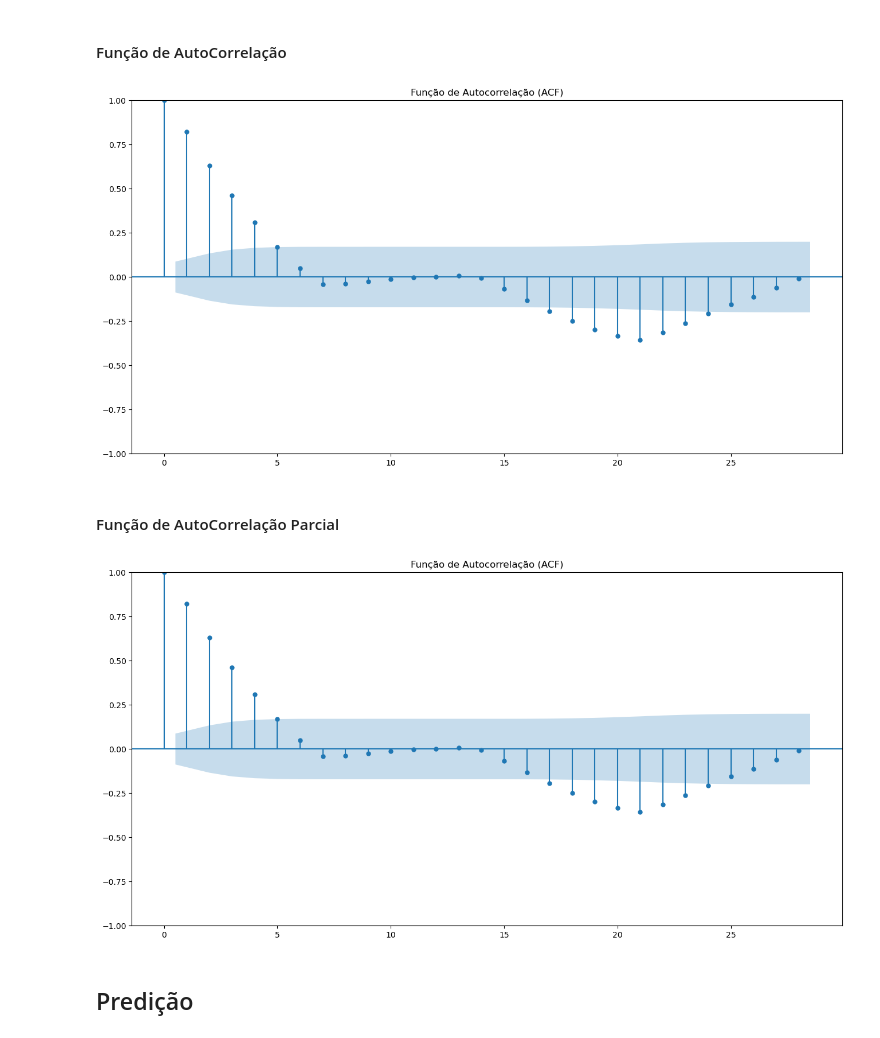
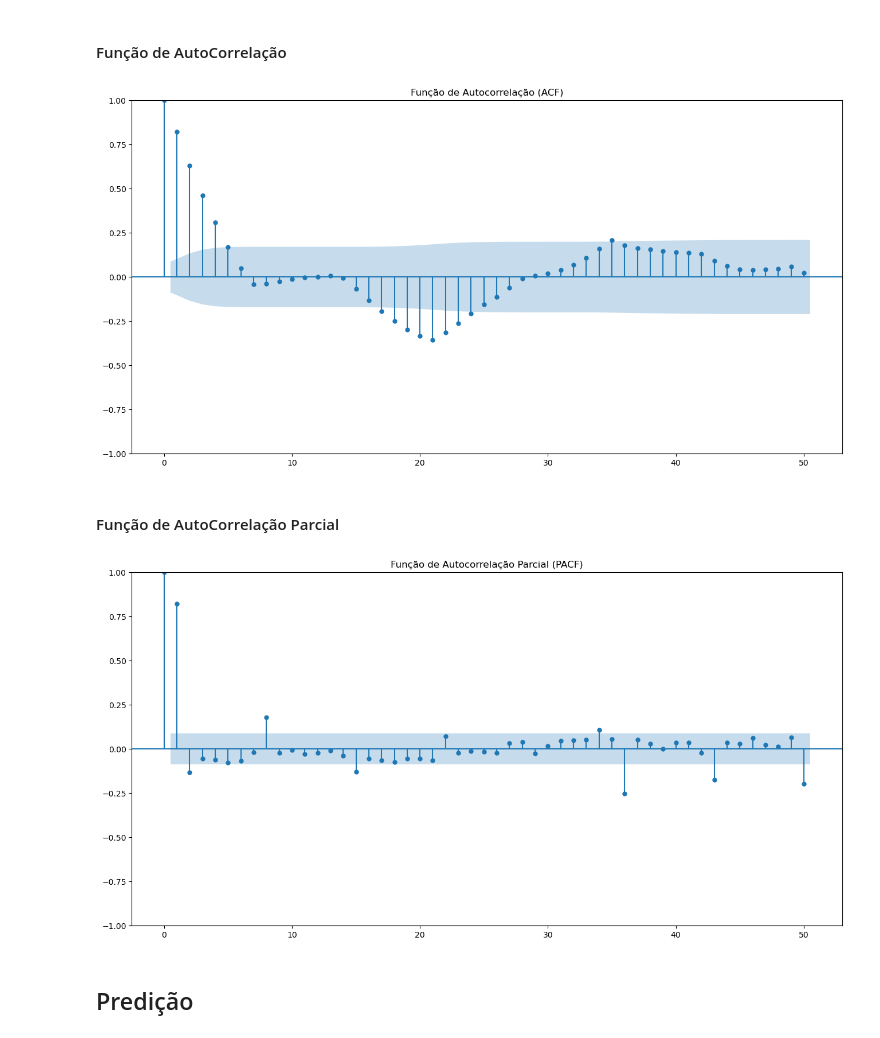
Before and after one commit to Elizetaa/Otimizacao-de-Gas-com-Neuro-Evolucao, a Jupyter notebook: main.ipynb, the cells around one changed output. Cells and saved outputs as stored; diff of their text form; code cells hidden in the pictures.

```diff
--- a/main.ipynb
+++ b/main.ipynb
@@ -355,24 +370,24 @@ Para um nível de significância de 1.0%, rejeita a hipótese nula (os dados nã
 # %%
 def plotAutoCorrelation(data):
     plt.figure(figsize=(16, 8))
-    plot_acf(data, ax=plt.gca())
+    plot_acf(data, ax=plt.gca(), lags=50)
     plt.title('Função de Autocorrelação (ACF)')
     plt.show()
 
 plotAutoCorrelation(data)
 # %% [output]
-[figure, old version]
+[figure, new version]
 # %% [markdown]
 #### Função de AutoCorrelação Parcial
 # %%
 def plotPartialAutoCorrelation(data):
     plt.figure(figsize=(16, 8))
-    plot_pacf(data, ax=plt.gca())
+    plot_pacf(data, ax=plt.gca(), lags=50)
     plt.title('Função de Autocorrelação Parcial (PACF)')
     plt.show()
-plotAutoCorrelation(data)
+plotPartialAutoCorrelation(data)
 # %% [output]
-[figure, old version]
+[figure, new version]
 # %% [markdown]
 ## Predição
 # %% [markdown]
```
Also changed, not shown: parts of 40 cells of this notebook.
